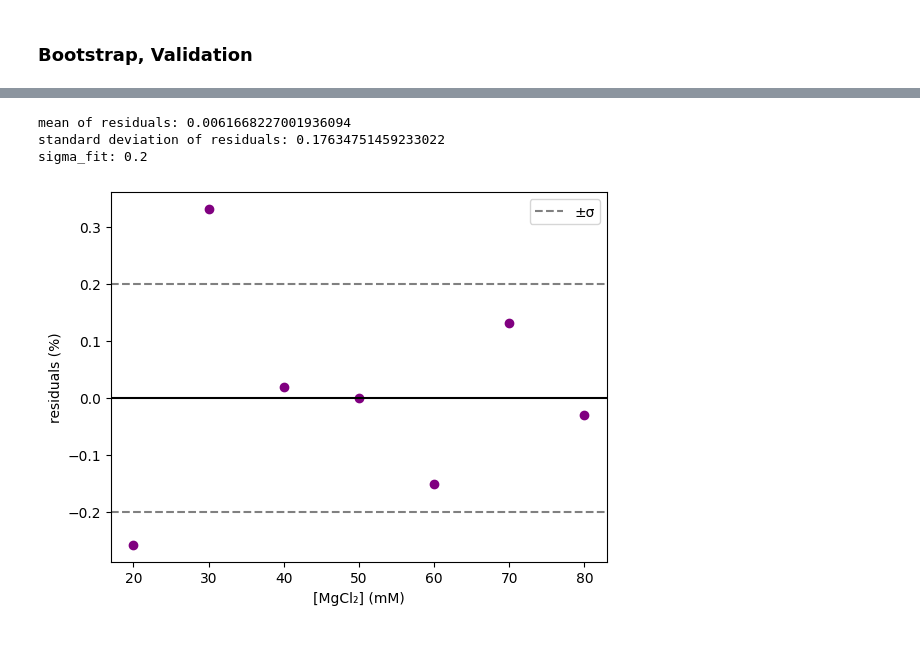
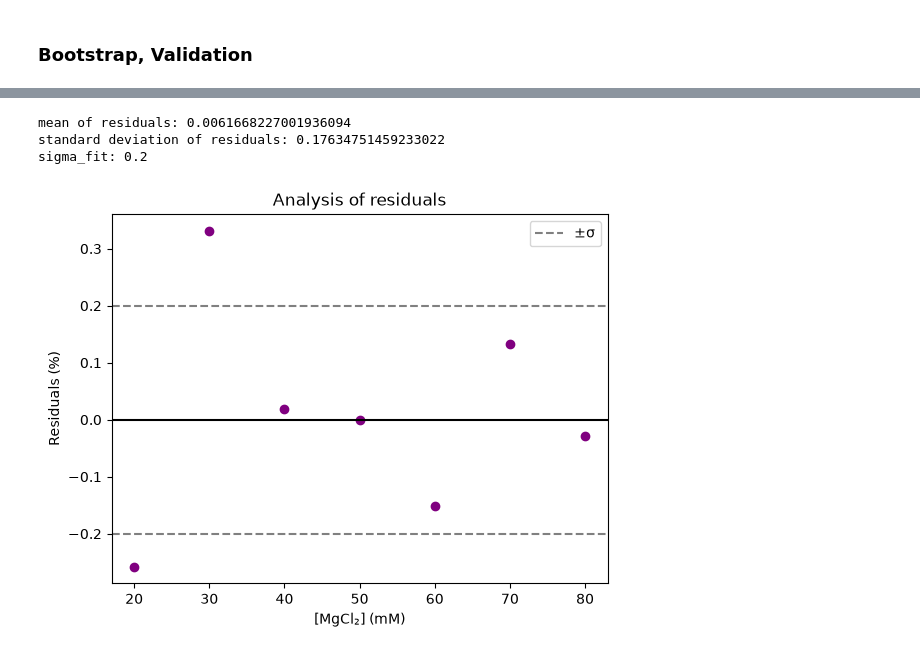
Before and after one commit to rracina/B-10_Project_DNA-Bricks, a Jupyter notebook: project.ipynb, the cells around one changed output, grey strips where cells are left out. Saved outputs shown, nothing was run; the diff lists cells and outputs as text; code cells hidden in the pictures.

```diff
--- a/project.ipynb
+++ b/project.ipynb
@@ -277,20 +277,20 @@ Bootstrap: sigma_fit = 0.2 +/- 0.1 % (bootstrap SD)
 # %%
 residuals = [y - gaussian(x, A_fit, mu_fit, width_fit) for x, y in zip(conc, yield_perc)]
 
 print(f"mean of residuals: {np.mean(residuals)}")
 print(f"standard deviation of residuals: {np.std(residuals)}")
 print(f"sigma_fit: {sigma_fit}")
 
 plt.figure()
 plt.scatter(conc, residuals, color='purple')
 plt.axhline(0, color='k')
 plt.axhline(+sigma_fit, color='gray', linestyle='--', label='±σ')
 plt.axhline(-sigma_fit, color='gray', linestyle='--')
-plt.xlabel('[MgCl₂] (mM)'); plt.ylabel('residuals (%)')
+plt.title('Analysis of residuals'); plt.xlabel('[MgCl₂] (mM)'); plt.ylabel('Residuals (%)')
 plt.legend()
 plt.show()
 # %% [output]
 mean of residuals: 0.0061668227001936094
 standard deviation of residuals: 0.17634751459233022
 sigma_fit: 0.2
-[figure, old version]
+[figure, new version]
```
Also changed, not shown: parts of 4 cells of this notebook, 5 other files.
